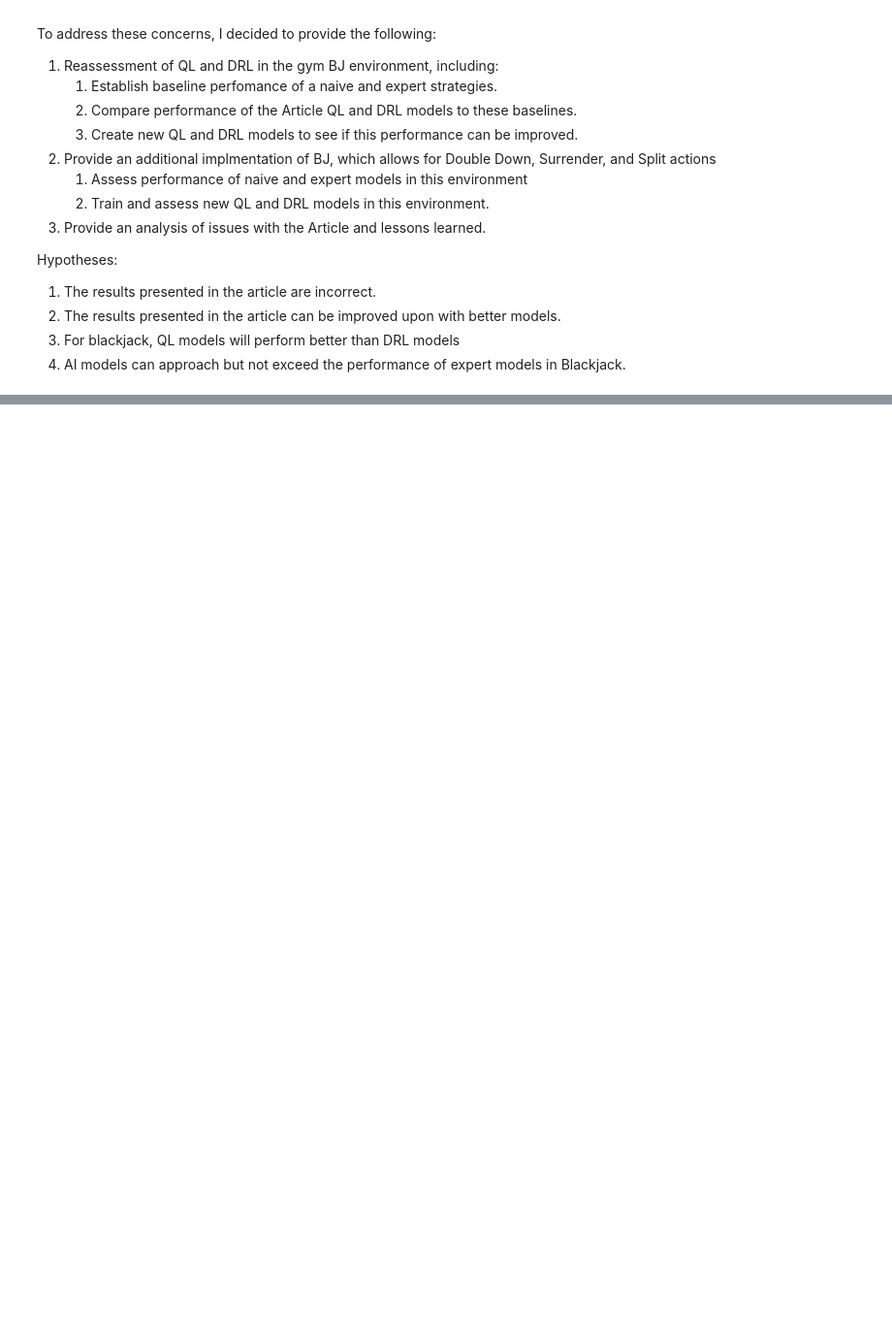
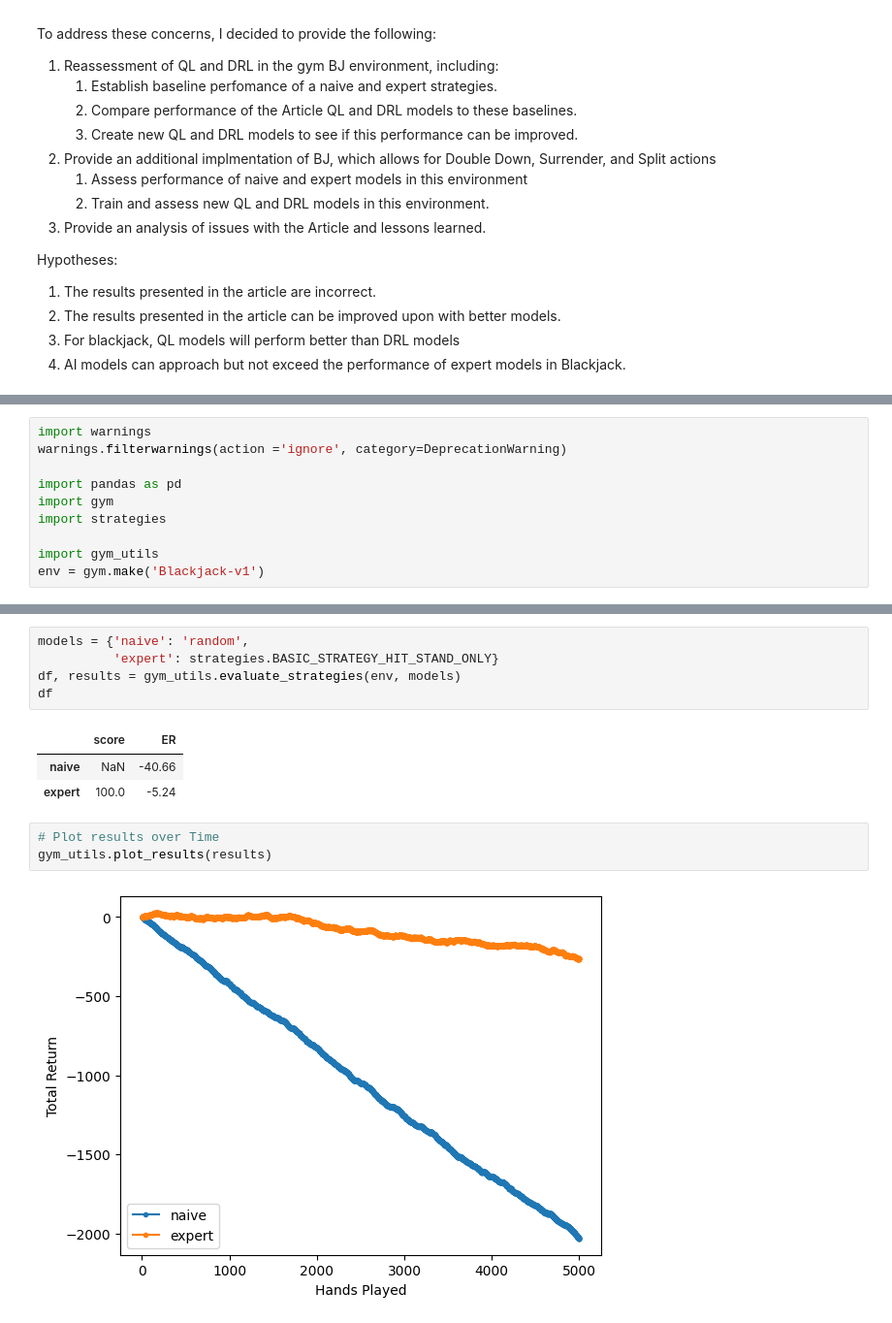
Before and after one commit to hsr587/BlackJack, a Jupyter notebook: System_Project_Blackjack_Learning_HarrisRose.ipynb, the cells around one changed output, grey strips where cells are left out. Shown: that part at 97% size. Cells and saved outputs as stored; diff of their text form; blank space fills up the shorter version.

```diff
--- a/System_Project_Blackjack_Learning_HarrisRose.ipynb
+++ b/System_Project_Blackjack_Learning_HarrisRose.ipynb
@@ -74,0 +58,10 @@ BASIC_STRATEGY
+# %%
+import warnings
+warnings.filterwarnings(action ='ignore', category=DeprecationWarning)
+
+import pandas as pd
+import gym
+import strategies
+
+import gym_utils
+env = gym.make('Blackjack-v1')
@@ -74,0 +75,14 @@ BASIC_STRATEGY
+# %%
+models = {'naive': 'random',
+          'expert': strategies.BASIC_STRATEGY_HIT_STAND_ONLY}
+df, results = gym_utils.evaluate_strategies(env, models)
+df
+# %% [output]
+|  | score | ER |
+| naive | NaN | -40.66 |
+| expert | 100.0 | -5.24 |
+# %%
+# Plot results over Time
+gym_utils.plot_results(results)
+# %% [output]
+[figure, added]
```
Also changed, not shown: parts of 30 cells of this notebook.
